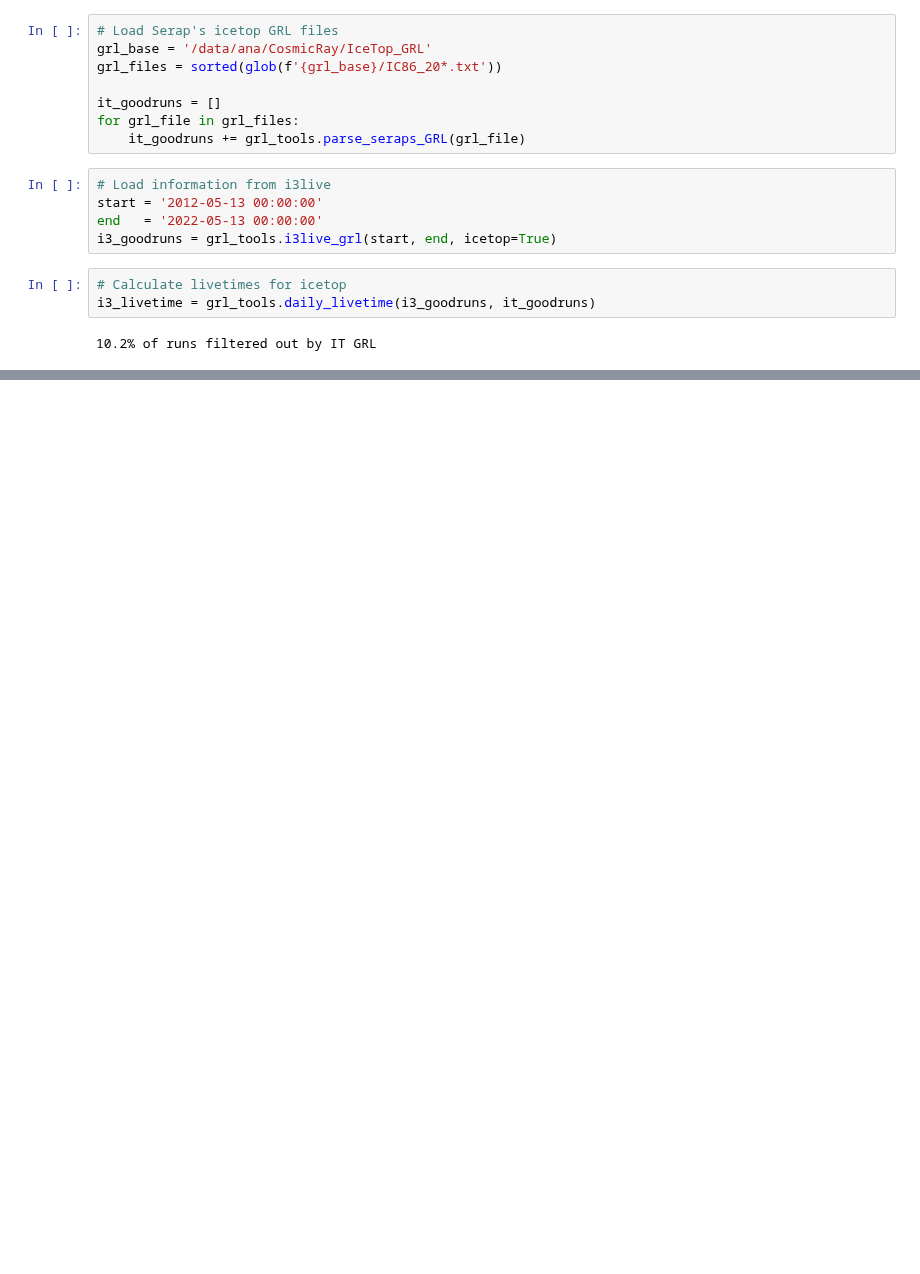
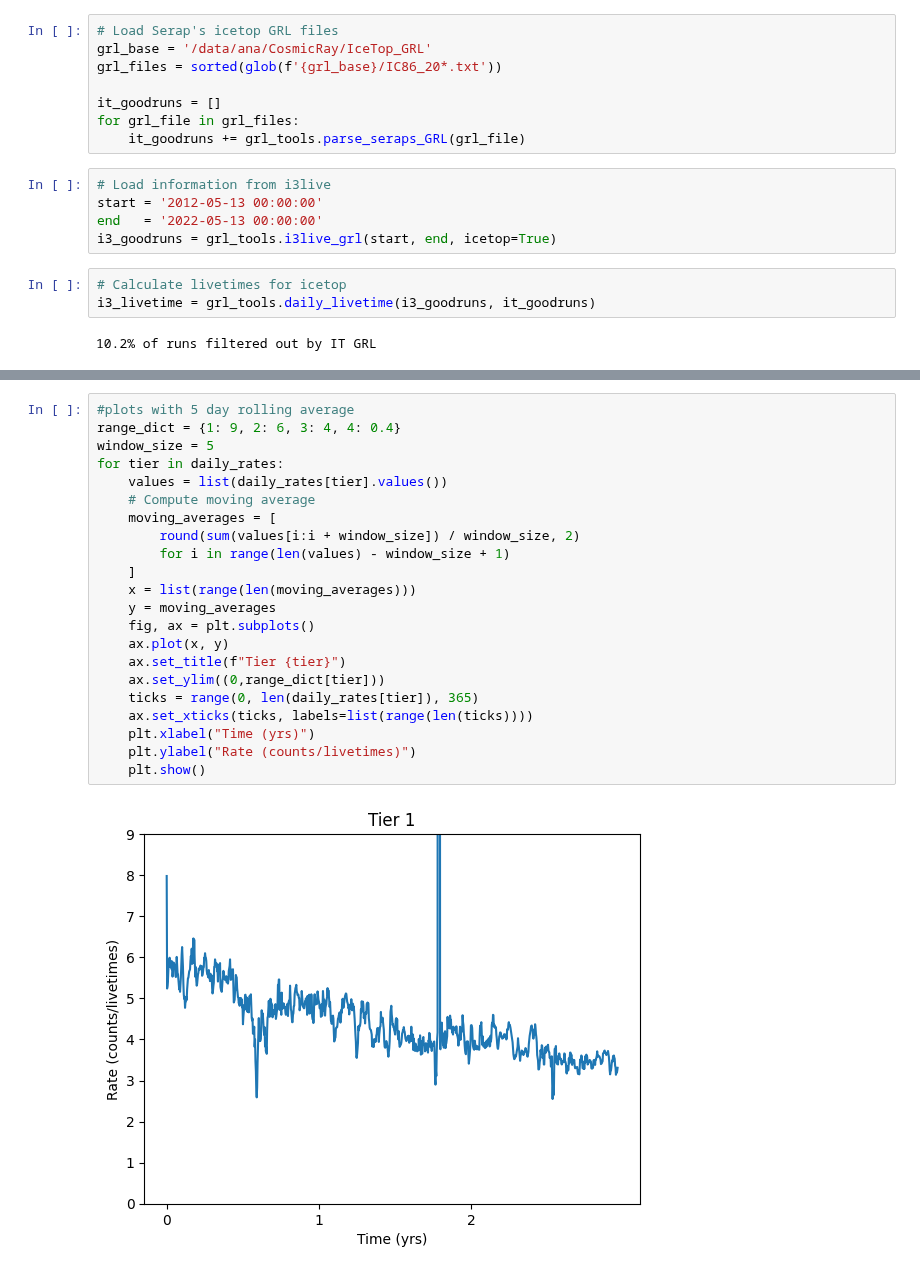
Before and after one commit to fmcnallyi3/it_anisotropy, a Jupyter notebook: stability/livetime_test.ipynb, the cells around one changed output, grey strips where cells are left out. Saved outputs shown, nothing was run; the diff lists cells and outputs as text; blank space fills up the shorter version.

```diff
--- a/stability/livetime_test.ipynb
+++ b/stability/livetime_test.ipynb
@@ -47,0 +79,24 @@ CJ - at this point you have all the information you need:
+# %%
+#plots with 5 day rolling average
+range_dict = {1: 9, 2: 6, 3: 4, 4: 0.4}
+window_size = 5
+for tier in daily_rates:
+    values = list(daily_rates[tier].values())
+    # Compute moving average
+    moving_averages = [
+        round(sum(values[i:i + window_size]) / window_size, 2)
+        for i in range(len(values) - window_size + 1)
+    ]
+    x = list(range(len(moving_averages)))
+    y = moving_averages
+    fig, ax = plt.subplots()
+    ax.plot(x, y)
+    ax.set_title(f"Tier {tier}")
+    ax.set_ylim((0,range_dict[tier]))
+    ticks = range(0, len(daily_rates[tier]), 365)
+    ax.set_xticks(ticks, labels=list(range(len(ticks))))
+    plt.xlabel("Time (yrs)")
+    plt.ylabel("Rate (counts/livetimes)")
+    plt.show()
+# %% [output]
+[figure, added]
```
Also changed, not shown: parts of 7 cells of this notebook.
